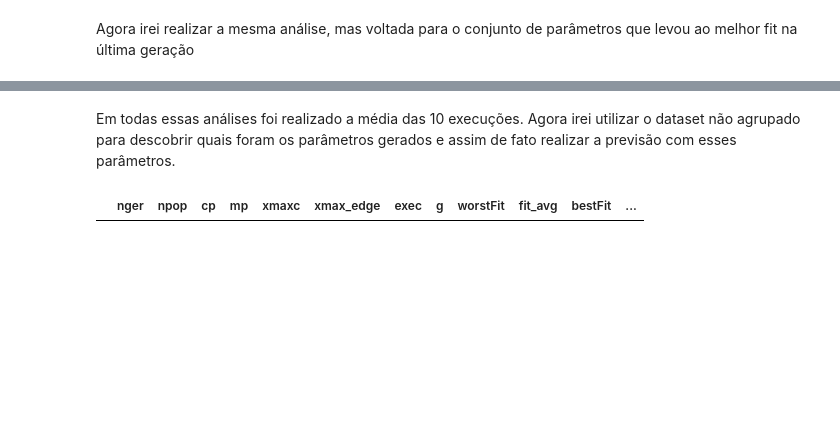
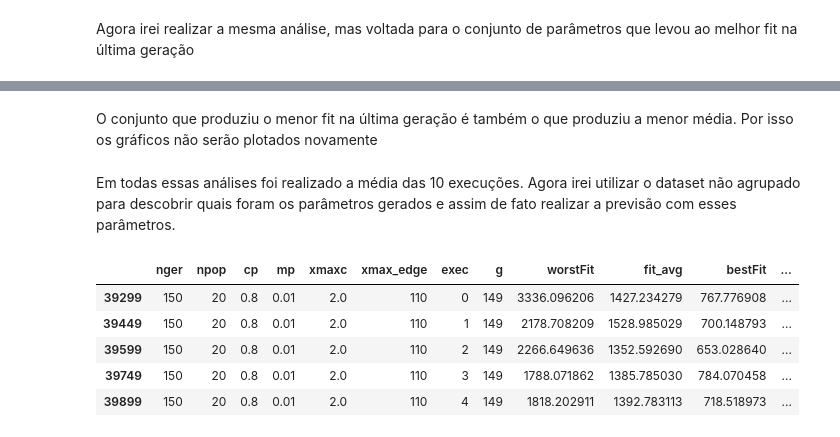
Before and after one commit to warSantos/covid-19, a Jupyter notebook: analise_resultados.ipynb, the cells around one changed output, grey strips where cells are left out. Saved outputs shown, nothing was run; the diff lists cells and outputs as text; code cells hidden in the pictures; blank space fills up the shorter version.

```diff
--- a/analise_resultados.ipynb
+++ b/analise_resultados.ipynb
@@ -171,6 +137,13 @@ plt.legend()
+# %% [markdown]
+O conjunto que produziu o menor fit na última geração é também o que produziu a menor média. Por isso os gráficos não serão plotados novamente
 # %% [markdown]
 Em todas essas análises foi realizado a média das 10 execuções. Agora irei utilizar o dataset não agrupado para descobrir quais foram os parâmetros gerados e assim de fato realizar a previsão com esses parâmetros.
 # %%
-dataset.loc[(dataset.nger == dataset.g+1) & (dataset.nger == 150) & (dataset.npop == 30) & (dataset.cp == 0.8) & (dataset.mp == 0.01) & (dataset.xmax_edge == 100)]
+dataset.loc[(dataset.nger == dataset.g+1) & (dataset.nger == 150) & (dataset.npop == 20) & (dataset.cp == 0.8) & (dataset.mp == 0.01) & (dataset.xmax_edge == 110)]
 # %% [output]
 |  | nger | npop | cp | mp | xmaxc | xmax_edge | exec | g | worstFit | fit_avg | bestFit | ... |
+| 39299 | 150 | 20 | 0.8 | 0.01 | 2.0 | 110 | 0 | 149 | 3336.096206 | 1427.234279 | 767.776908 | ... |
+| 39449 | 150 | 20 | 0.8 | 0.01 | 2.0 | 110 | 1 | 149 | 2178.708209 | 1528.985029 | 700.148793 | ... |
+| 39599 | 150 | 20 | 0.8 | 0.01 | 2.0 | 110 | 2 | 149 | 2266.649636 | 1352.592690 | 653.028640 | ... |
+| 39749 | 150 | 20 | 0.8 | 0.01 | 2.0 | 110 | 3 | 149 | 1788.071862 | 1385.785030 | 784.070458 | ... |
+| 39899 | 150 | 20 | 0.8 | 0.01 | 2.0 | 110 | 4 | 149 | 1818.202911 | 1392.783113 | 718.518973 | ... |
```
Also changed, not shown: parts of 9 cells of this notebook, 1 other file.
